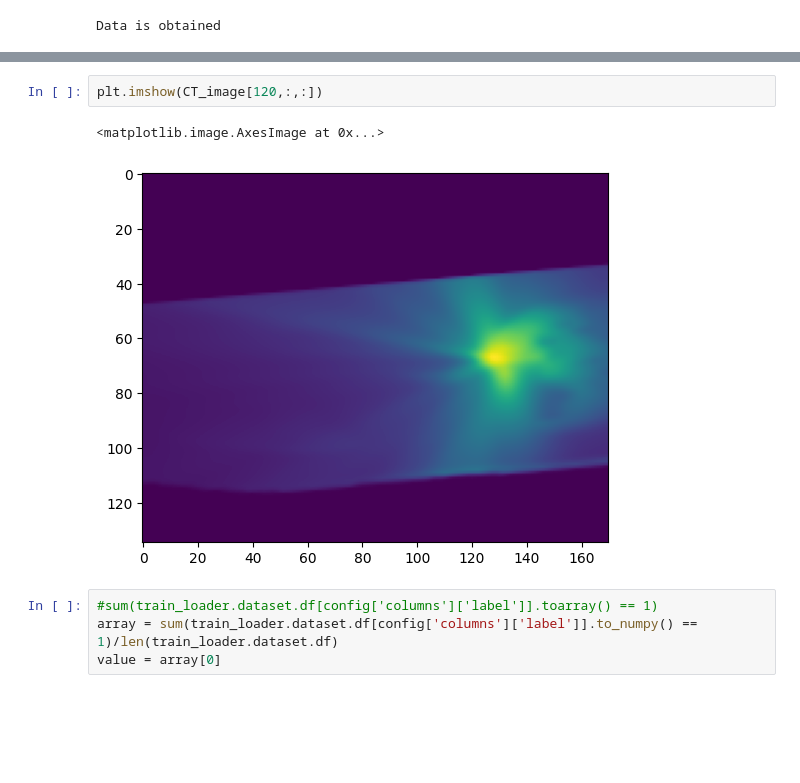
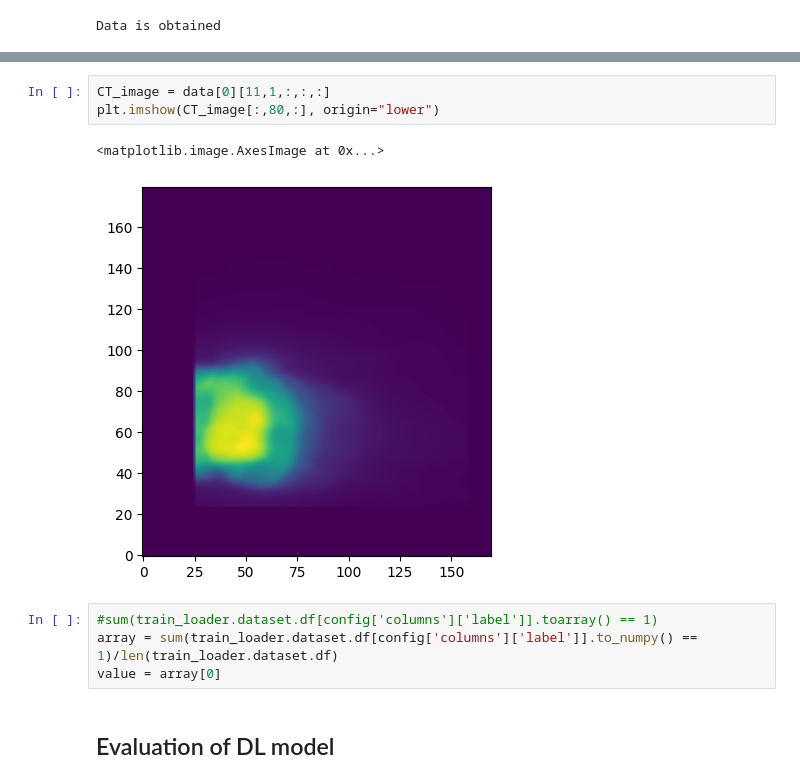
Before and after one commit to DLinRadiotherapyUMCG/PR3DICTR, a Jupyter notebook: notebooks/01_LearningExamples/02_ValidateAugImages.ipynb, the cells around one changed output, grey strips where cells are left out. Saved outputs shown, nothing was run; the diff lists cells and outputs as text; blank space fills up the shorter version.

```diff
--- a/notebooks/01_LearningExamples/02_ValidateAugImages.ipynb
+++ b/notebooks/01_LearningExamples/02_ValidateAugImages.ipynb
@@ -93,9 +100,12 @@ plt.imshow(CT_image[:,80,:], cmap = "bone", origin="lower")
-# %%
-plt.imshow(CT_image[120,:,:])
-# %% [output]
-<matplotlib.image.AxesImage at 0x...>
-[figure, removed]
+# %%
+CT_image = data[0][11,1,:,:,:]
+plt.imshow(CT_image[:,80,:], origin="lower")
+# %% [output]
+<matplotlib.image.AxesImage at 0x...>
+[figure, added]
 # %%
 #sum(train_loader.dataset.df[config['columns']['label']].toarray() == 1)
 array = sum(train_loader.dataset.df[config['columns']['label']].to_numpy() == 1)/len(train_loader.dataset.df)
 value = array[0]
+# %% [markdown]
+## Evaluation of DL model
```
Also changed, not shown: parts of 4 cells of this notebook, 6 other files.
